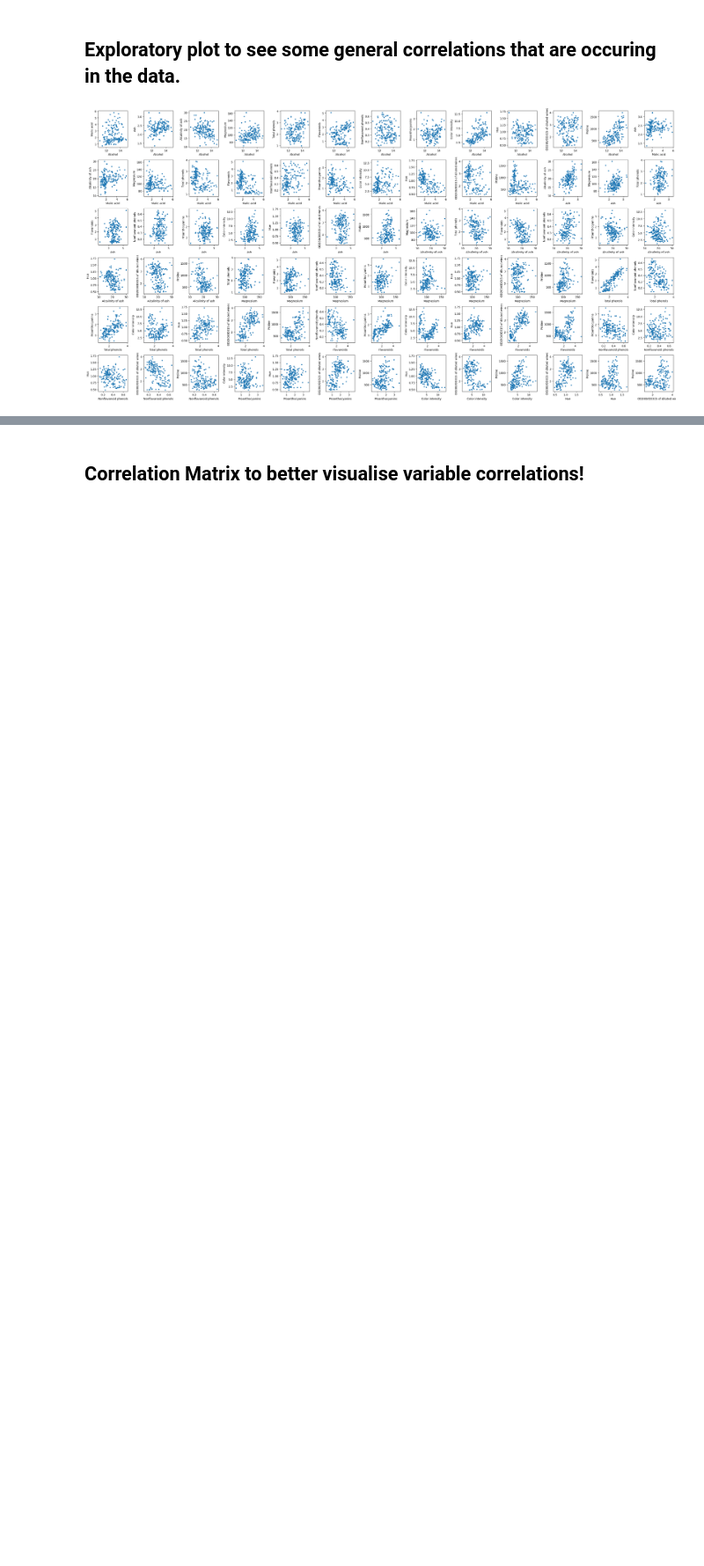
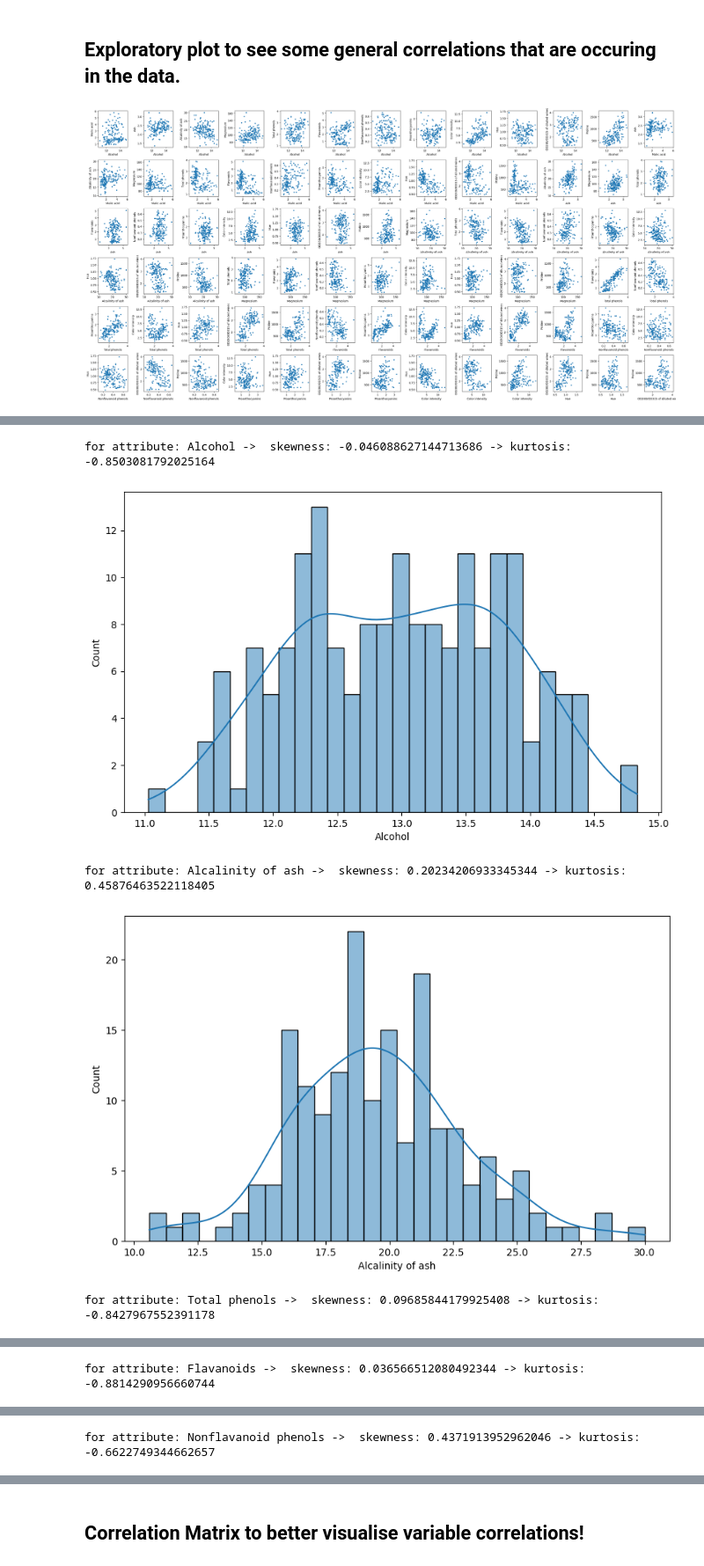
Before and after one commit to pierGit7/WineStudy, a Jupyter notebook: wine_notebook.ipynb, the cells around one changed output, grey strips where cells are left out. Shown at 88% size. Cells and saved outputs as stored; diff of their text form; code cells hidden in the pictures; blank space fills up the shorter version.

Commit message:
Skewness and kurtosis test

```diff
--- a/wine_notebook.ipynb
+++ b/wine_notebook.ipynb
@@ -180,0 +183,25 @@ plt.subplots_adjust(hspace=0.5) # adjust vertical space between plots
+# %%
+from scipy.stats import skew, kurtosis
+import seaborn as sns
+
+
+# skewness and kurtosis test to check if variables are normal distributed
+# For skewness, values close to 0 indicate symmetry. A threshold of -0.5 < skewness < 0.5
+# For kurtosis, a value of 0 suggests normal kurtosis.
+# The typical range for normality is -1 < kurtosis < 1
+for i, heading in enumerate(headings):
+    attribute = df[heading]
+    attribute_skew = skew(attribute)
+    attribute_kurtosis = kurtosis(attribute) #this function return the excess kurtosis : kurtosis - 3
+    # check threshold
+    if(attribute_skew > - 0.5 and attribute_skew < 0.5 and attribute_kurtosis > - 1 and attribute_kurtosis < 1):
+        print(f"for attribute: {headings[i]} ->  skewness: {attribute_skew} -> kurtosis: {attribute_kurtosis}")
+        plt.figure(figsize=(10, 6))
+        sns.histplot(attribute, kde=True, bins=30)
+        plt.show()
+# %% [output]
+for attribute: Alcohol ->  skewness: -0.046088627144713686 -> kurtosis: -0.8503081792025164
+[figure, added]
+for attribute: Alcalinity of ash ->  skewness: 0.20234206933345344 -> kurtosis: 0.45876463522118405
+[figure, added]
+for attribute: Total phenols ->  skewness: 0.09685844179925408 -> kurtosis: -0.8427967552391178
@@ -180,0 +209 @@ plt.subplots_adjust(hspace=0.5) # adjust vertical space between plots
+for attribute: Flavanoids ->  skewness: 0.036566512080492344 -> kurtosis: -0.8814290956660744
@@ -180,0 +211 @@ plt.subplots_adjust(hspace=0.5) # adjust vertical space between plots
+for attribute: Nonflavanoid phenols ->  skewness: 0.4371913952962046 -> kurtosis: -0.6622749344662657
```
Also changed, not shown: parts of 3 cells of this notebook.
